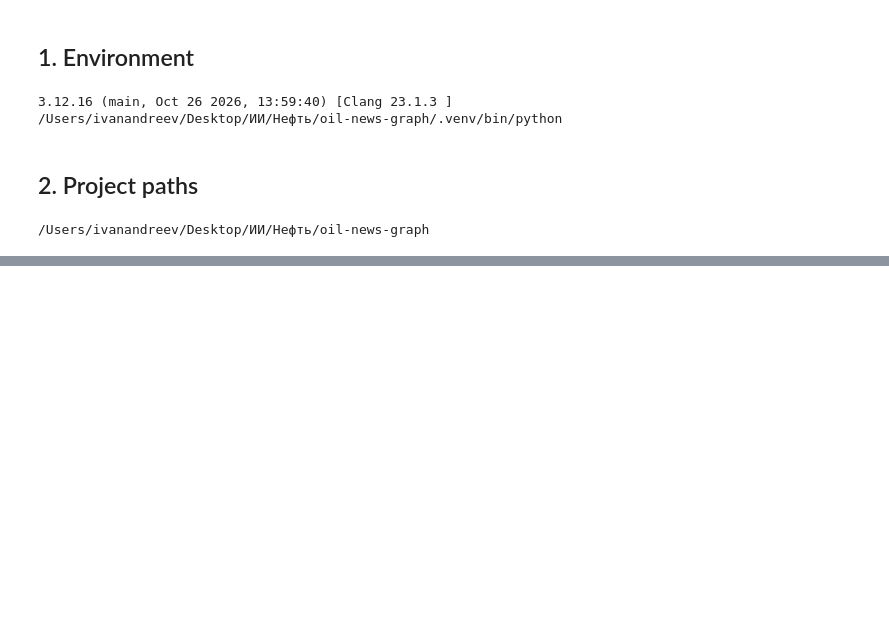
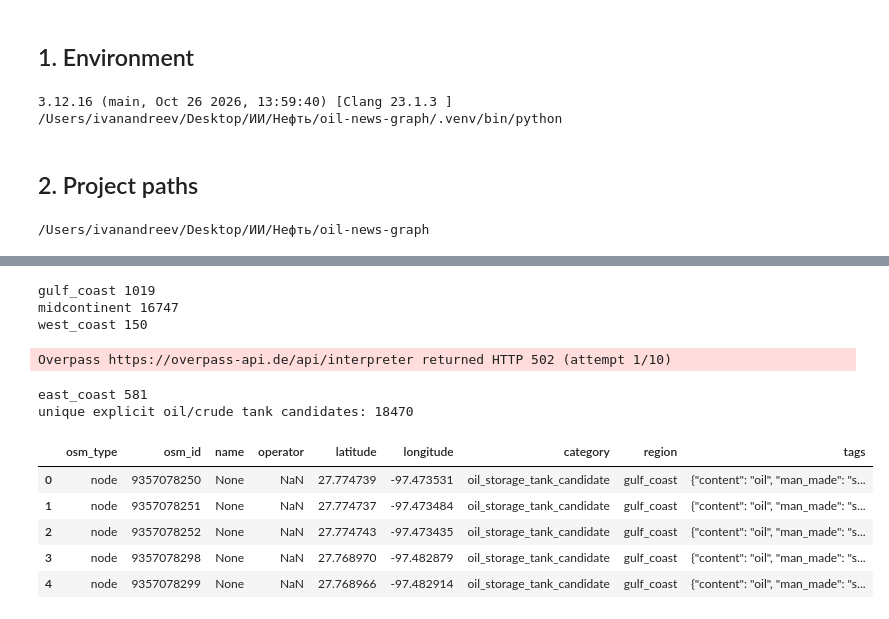
Before and after one commit to HSE-AI-Team61-clauDikie/oil-news-graph, a Jupyter notebook: jup_files/data/03_infrastructure_data.ipynb, the cells around one changed output, grey strips where cells are left out. Cells and saved outputs as stored; diff of their text form; code cells hidden in the pictures; blank space fills up the shorter version.

```diff
--- a/jup_files/data/03_infrastructure_data.ipynb
+++ b/jup_files/data/03_infrastructure_data.ipynb
@@ -1061,0 +875,42 @@ news -> describes -> event
+# %%
+storage_frames = []
+
+for region in OSM_REGIONS:
+    frame = overpass.fetch_oil_storage_tanks(region)
+    storage_frames.append(frame)
+    print(region, len(frame))
+
+osm_oil_storage_tank_candidates = (
+    pd.concat(
+        storage_frames,
+        ignore_index=True,
+    )
+    .drop_duplicates(
+        subset=["osm_type", "osm_id"],
+    )
+    .reset_index(drop=True)
+)
+
+osm_oil_storage_tank_candidates.to_parquet(
+    PROCESSED_DIR / "osm_oil_storage_tank_candidates.parquet",
+    index=False,
+)
+
+print(
+    "unique explicit oil/crude tank candidates:",
+    len(osm_oil_storage_tank_candidates),
+)
+osm_oil_storage_tank_candidates.head()
+# %% [output]
+gulf_coast 1019
+midcontinent 16747
+west_coast 150
+Overpass https://overpass-api.de/api/interpreter returned HTTP 502 (attempt 1/10)
+east_coast 581
+unique explicit oil/crude tank candidates: 18470
+|  | osm_type | osm_id | name | operator | latitude | longitude | category | region | tags |
+| 0 | node | 9357078250 | None | NaN | 27.774739 | -97.473531 | oil_storage_tank_candidate | gulf_coast | {"content": "oil", "man_made": "s... |
+| 1 | node | 9357078251 | None | NaN | 27.774737 | -97.473484 | oil_storage_tank_candidate | gulf_coast | {"content": "oil", "man_made": "s... |
+| 2 | node | 9357078252 | None | NaN | 27.774743 | -97.473435 | oil_storage_tank_candidate | gulf_coast | {"content": "oil", "man_made": "s... |
+| 3 | node | 9357078298 | None | NaN | 27.768970 | -97.482879 | oil_storage_tank_candidate | gulf_coast | {"content": "oil", "man_made": "s... |
+| 4 | node | 9357078299 | None | NaN | 27.768966 | -97.482914 | oil_storage_tank_candidate | gulf_coast | {"content": "oil", "man_made": "s... |
```
Also changed, not shown: parts of 71 cells of this notebook, 3 other files.
